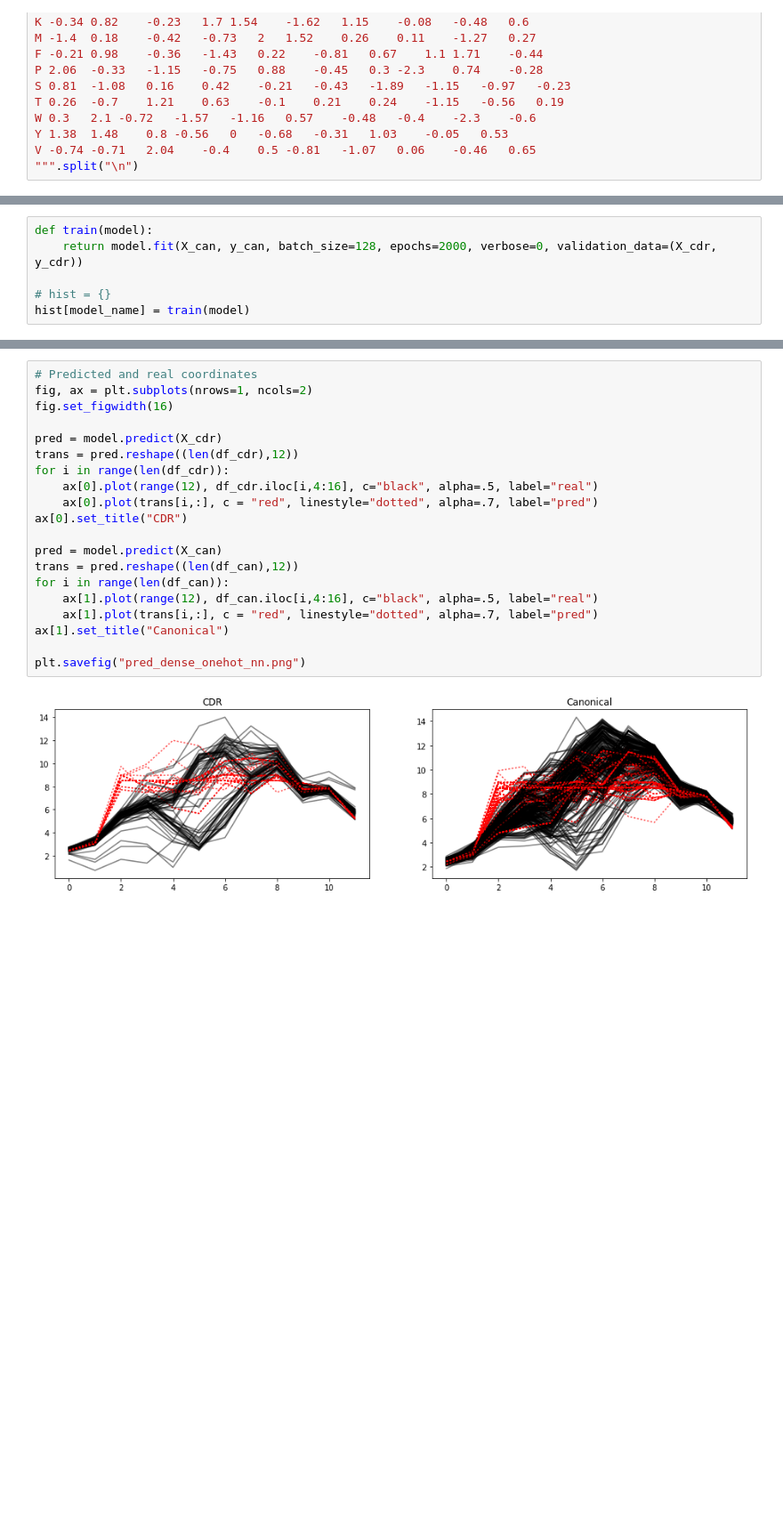
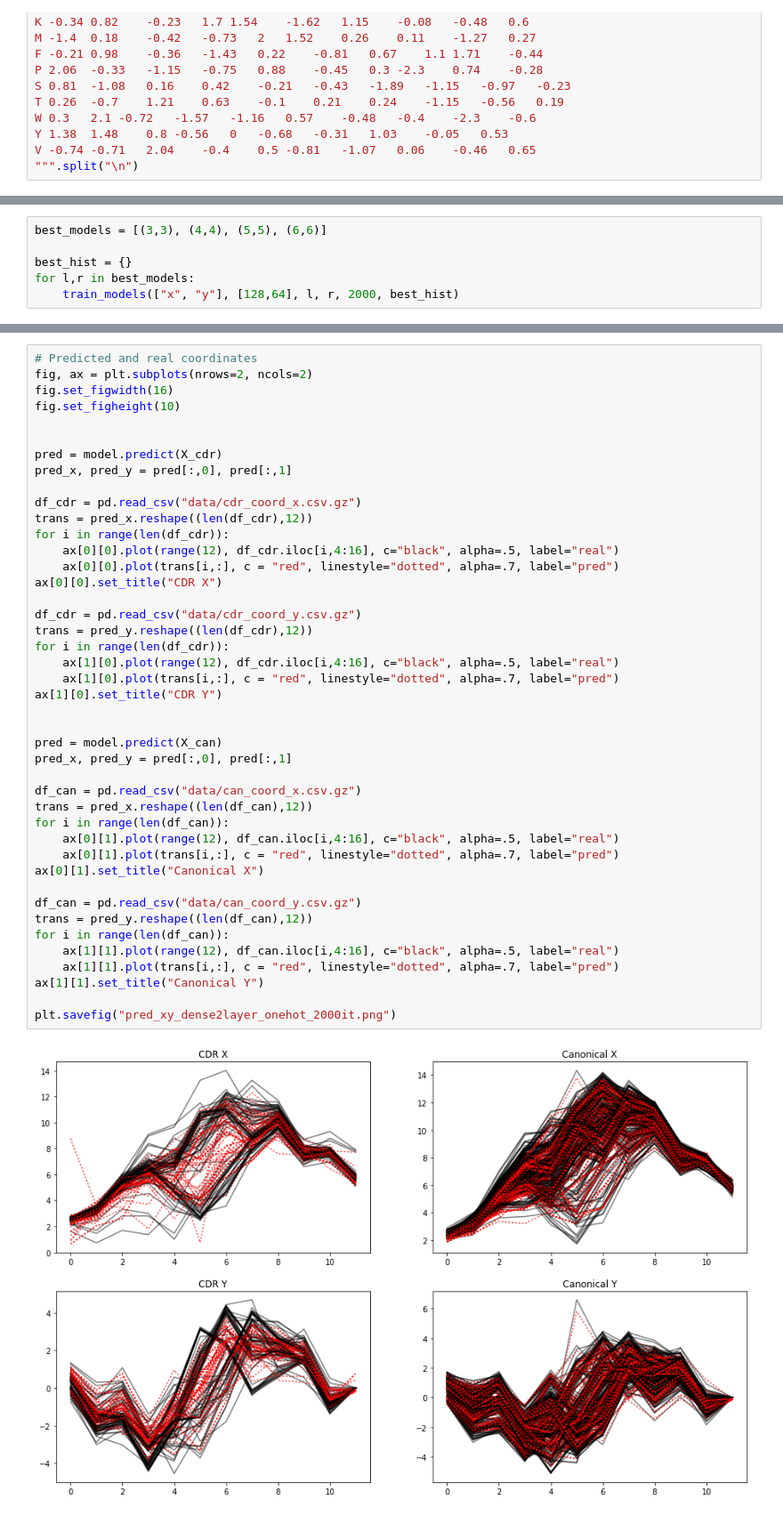
Before and after one commit to antigenomics/tcr-pmhc-study, a Jupyter notebook: loop_model/aa_predict.ipynb, the cells around one changed output, grey strips where cells are left out. Shown: that part at 89% size. Saved outputs shown, nothing was run; the diff lists cells and outputs as text; blank space fills up the shorter version.

```diff
--- a/loop_model/aa_predict.ipynb
+++ b/loop_model/aa_predict.ipynb
@@ -138,6 +182,0 @@ model.compile(optimizer="nadam", loss="mse")
-# %%
-def train(model):
-    return model.fit(X_can, y_can, batch_size=128, epochs=2000, verbose=0, validation_data=(X_cdr, y_cdr))
-
-# hist = {}
-hist[model_name] = train(model)
@@ -167,0 +568,6 @@ ax[1].legend()
+# %%
+best_models = [(3,3), (4,4), (5,5), (6,6)]
+
+best_hist = {}
+for l,r in best_models:
+    train_models(["x", "y"], [128,64], l, r, 2000, best_hist)
@@ -168,22 +633,45 @@ ax[1].legend()
 # %%
 # Predicted and real coordinates
-fig, ax = plt.subplots(nrows=1, ncols=2)
+fig, ax = plt.subplots(nrows=2, ncols=2)
 fig.set_figwidth(16)
+fig.set_figheight(10)
+
 
 pred = model.predict(X_cdr)
-trans = pred.reshape((len(df_cdr),12))
+pred_x, pred_y = pred[:,0], pred[:,1]
+
+df_cdr = pd.read_csv("data/cdr_coord_x.csv.gz")
+trans = pred_x.reshape((len(df_cdr),12))
 for i in range(len(df_cdr)):
-    ax[0].plot(range(12), df_cdr.iloc[i,4:16], c="black", alpha=.5, label="real")
-    ax[0].plot(trans[i,:], c = "red", linestyle="dotted", alpha=.7, label="pred")
-ax[0].set_title("CDR")
+    ax[0][0].plot(range(12), df_cdr.iloc[i,4:16], c="black", alpha=.5, label="real")
+    ax[0][0].plot(trans[i,:], c = "red", linestyle="dotted", alpha=.7, label="pred")
+ax[0][0].set_title("CDR X")
+
+df_cdr = pd.read_csv("data/cdr_coord_y.csv.gz")
+trans = pred_y.reshape((len(df_cdr),12))
+for i in range(len(df_cdr)):
+    ax[1][0].plot(range(12), df_cdr.iloc[i,4:16], c="black", alpha=.5, label="real")
+    ax[1][0].plot(trans[i,:], c = "red", linestyle="dotted", alpha=.7, label="pred")
+ax[1][0].set_title("CDR Y")
+
 
 pred = model.predict(X_can)
-trans = pred.reshape((len(df_can),12))
+pred_x, pred_y = pred[:,0], pred[:,1]
+
+df_can = pd.read_csv("data/can_coord_x.csv.gz")
+trans = pred_x.reshape((len(df_can),12))
 for i in range(len(df_can)):
-    ax[1].plot(range(12), df_can.iloc[i,4:16], c="black", alpha=.5, label="real")
-    ax[1].plot(trans[i,:], c = "red", linestyle="dotted", alpha=.7, label="pred")
-ax[1].set_title("Canonical")
+    ax[0][1].plot(range(12), df_can.iloc[i,4:16], c="black", alpha=.5, label="real")
+    ax[0][1].plot(trans[i,:], c = "red", linestyle="dotted", alpha=.7, label="pred")
+ax[0][1].set_title("Canonical X")
 
-plt.savefig("pred_dense_onehot_nn.png")
+df_can = pd.read_csv("data/can_coord_y.csv.gz")
+trans = pred_y.reshape((len(df_can),12))
+for i in range(len(df_can)):
+    ax[1][1].plot(range(12), df_can.iloc[i,4:16], c="black", alpha=.5, label="real")
+    ax[1][1].plot(trans[i,:], c = "red", linestyle="dotted", alpha=.7, label="pred")
+ax[1][1].set_title("Canonical Y")
+
+plt.savefig("pred_xy_dense2layer_onehot_2000it.png")
 # %% [output]
-[figure, old version]
+[figure, new version]
```
Also changed, not shown: parts of 28 cells of this notebook, 46 other files.
